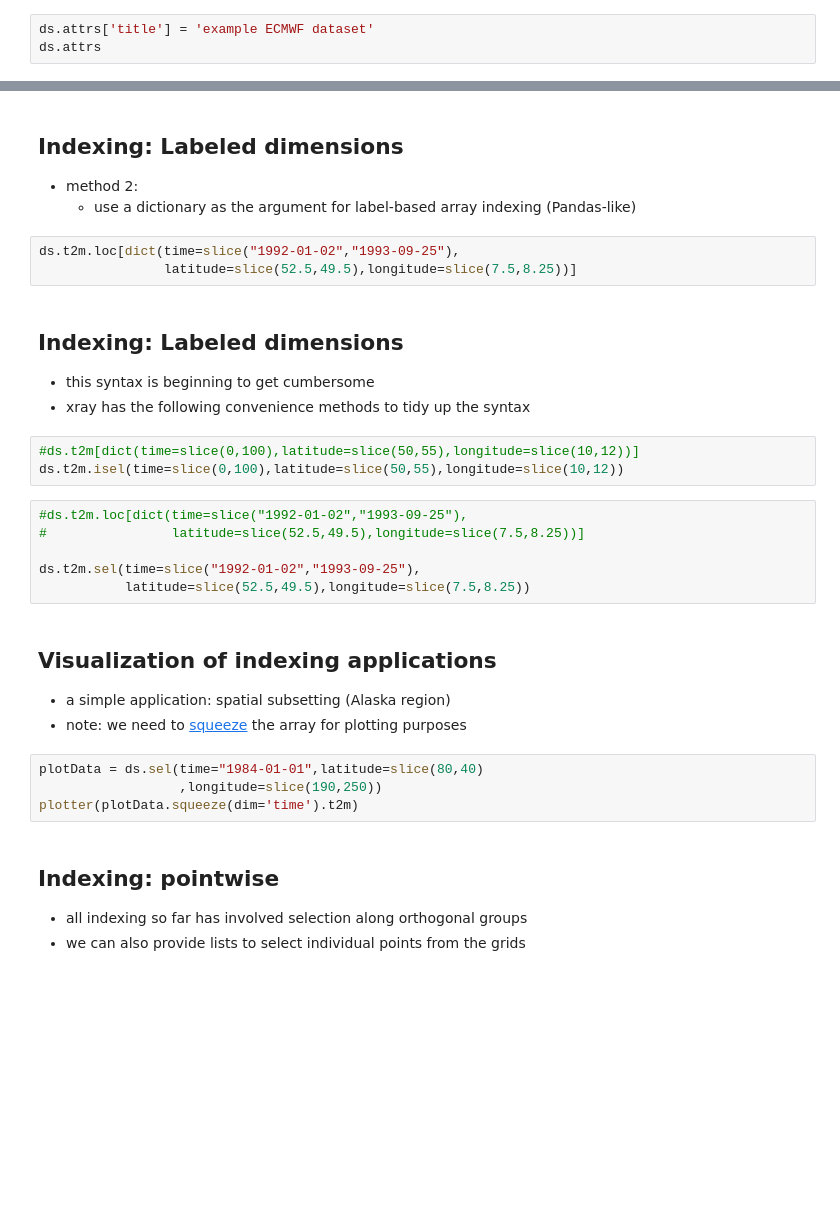
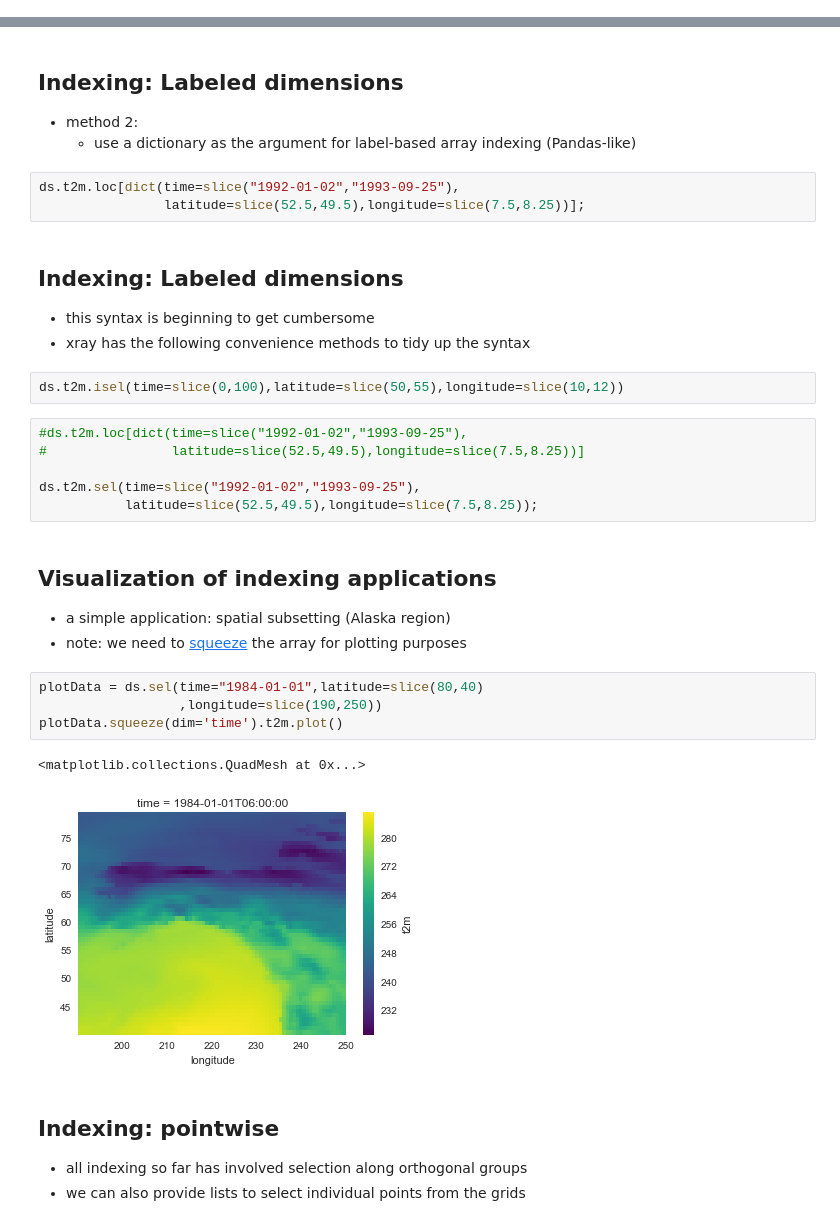
Before and after one commit to geohackweek/geohackweek.github.io, a Jupyter notebook: tutorials/nD_Arrays/xraySeminar.ipynb, the cells around one changed output, grey strips where cells are left out. Drawn from its saved outputs; the diff is of its cells as text; blank space fills up the shorter version.

```diff
--- a/tutorials/nD_Arrays/xraySeminar.ipynb
+++ b/tutorials/nD_Arrays/xraySeminar.ipynb
@@ -134,3 +215,0 @@ ds.attrs
-# %%
-ds.attrs['title'] = 'example ECMWF dataset'
-ds.attrs
@@ -204,20 +286,19 @@ ds.t2m[dict(time=slice(0,100),latitude=slice(50,55),longitude=slice(10,12))]
     * use a dictionary as the argument for label-based array indexing (Pandas-like)
 # %%
 ds.t2m.loc[dict(time=slice("1992-01-02","1993-09-25"),
-                latitude=slice(52.5,49.5),longitude=slice(7.5,8.25))]
+                latitude=slice(52.5,49.5),longitude=slice(7.5,8.25))];
 # %% [markdown]
 ## Indexing: Labeled dimensions
 * this syntax is beginning to get cumbersome
 * xray has the following convenience methods to tidy up the syntax
 # %%
-#ds.t2m[dict(time=slice(0,100),latitude=slice(50,55),longitude=slice(10,12))]
 ds.t2m.isel(time=slice(0,100),latitude=slice(50,55),longitude=slice(10,12))
 # %%
 #ds.t2m.loc[dict(time=slice("1992-01-02","1993-09-25"),
 #                latitude=slice(52.5,49.5),longitude=slice(7.5,8.25))]
 
 ds.t2m.sel(time=slice("1992-01-02","1993-09-25"),
-           latitude=slice(52.5,49.5),longitude=slice(7.5,8.25))
+           latitude=slice(52.5,49.5),longitude=slice(7.5,8.25));
 # %% [markdown]
 ## Visualization of indexing applications
 * a simple application: spatial subsetting (Alaska region)
@@ -225,7 +306,10 @@ ds.t2m.sel(time=slice("1992-01-02","1993-09-25"),
 # %%
 plotData = ds.sel(time="1984-01-01",latitude=slice(80,40)
                   ,longitude=slice(190,250))
-plotter(plotData.squeeze(dim='time').t2m)
+plotData.squeeze(dim='time').t2m.plot()
+# %% [output]
+<matplotlib.collections.QuadMesh at 0x...>
+[figure, added]
 # %% [markdown]
 ## Indexing: pointwise
 * all indexing so far has involved selection along orthogonal groups
```
Also changed, not shown: parts of 48 cells of this notebook.
